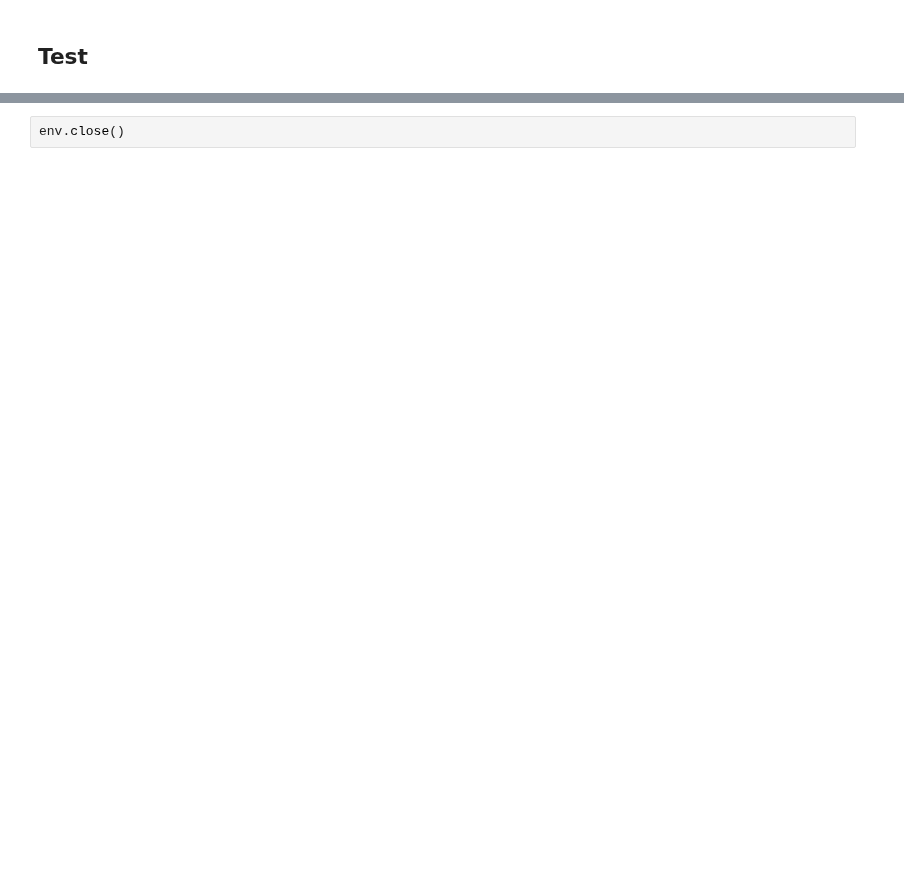
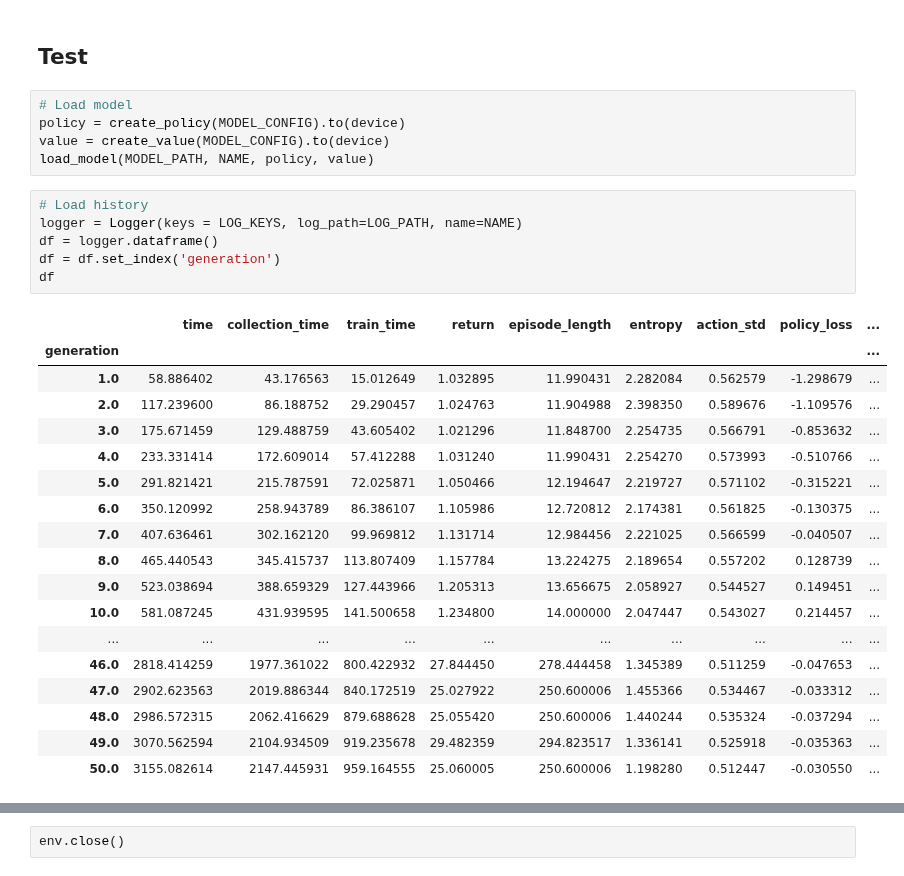
Before and after one commit to notDroid/unity-rl, a Jupyter notebook: experiments/3DBall/exp1/rl.ipynb, the cells around one changed output, grey strips where cells are left out. Cells and saved outputs as stored; diff of their text form; blank space fills up the shorter version.

```diff
--- a/experiments/3DBall/exp1/rl.ipynb
+++ b/experiments/3DBall/exp1/rl.ipynb
@@ -627,2 +1023,32 @@ Memory Statistics:
 # %% [markdown]
 ## **Test**
+# %%
+# Load model
+policy = create_policy(MODEL_CONFIG).to(device)
+value = create_value(MODEL_CONFIG).to(device)
+load_model(MODEL_PATH, NAME, policy, value)
+# %%
+# Load history
+logger = Logger(keys = LOG_KEYS, log_path=LOG_PATH, name=NAME)
+df = logger.dataframe()
+df = df.set_index('generation')
+df
+# %% [output]
+|  | time | collection_time | train_time | return | episode_length | entropy | action_std | policy_loss | ... |
+| generation |  |  |  |  |  |  |  |  | ... |
+| 1.0 | 58.886402 | 43.176563 | 15.012649 | 1.032895 | 11.990431 | 2.282084 | 0.562579 | -1.298679 | ... |
+| 2.0 | 117.239600 | 86.188752 | 29.290457 | 1.024763 | 11.904988 | 2.398350 | 0.589676 | -1.109576 | ... |
+| 3.0 | 175.671459 | 129.488759 | 43.605402 | 1.021296 | 11.848700 | 2.254735 | 0.566791 | -0.853632 | ... |
+| 4.0 | 233.331414 | 172.609014 | 57.412288 | 1.031240 | 11.990431 | 2.254270 | 0.573993 | -0.510766 | ... |
+| 5.0 | 291.821421 | 215.787591 | 72.025871 | 1.050466 | 12.194647 | 2.219727 | 0.571102 | -0.315221 | ... |
+| 6.0 | 350.120992 | 258.943789 | 86.386107 | 1.105986 | 12.720812 | 2.174381 | 0.561825 | -0.130375 | ... |
+| 7.0 | 407.636461 | 302.162120 | 99.969812 | 1.131714 | 12.984456 | 2.221025 | 0.566599 | -0.040507 | ... |
+| 8.0 | 465.440543 | 345.415737 | 113.807409 | 1.157784 | 13.224275 | 2.189654 | 0.557202 | 0.128739 | ... |
+| 9.0 | 523.038694 | 388.659329 | 127.443966 | 1.205313 | 13.656675 | 2.058927 | 0.544527 | 0.149451 | ... |
+| 10.0 | 581.087245 | 431.939595 | 141.500658 | 1.234800 | 14.000000 | 2.047447 | 0.543027 | 0.214457 | ... |
+| ... | ... | ... | ... | ... | ... | ... | ... | ... | ... |
+| 46.0 | 2818.414259 | 1977.361022 | 800.422932 | 27.844450 | 278.444458 | 1.345389 | 0.511259 | -0.047653 | ... |
+| 47.0 | 2902.623563 | 2019.886344 | 840.172519 | 25.027922 | 250.600006 | 1.455366 | 0.534467 | -0.033312 | ... |
+| 48.0 | 2986.572315 | 2062.416629 | 879.688628 | 25.055420 | 250.600006 | 1.440244 | 0.535324 | -0.037294 | ... |
+| 49.0 | 3070.562594 | 2104.934509 | 919.235678 | 29.482359 | 294.823517 | 1.336141 | 0.525918 | -0.035363 | ... |
+| 50.0 | 3155.082614 | 2147.445931 | 959.164555 | 25.060005 | 250.600006 | 1.198280 | 0.512447 | -0.030550 | ... |
```
Also changed, not shown: parts of 33 cells of this notebook, 42 other files.
